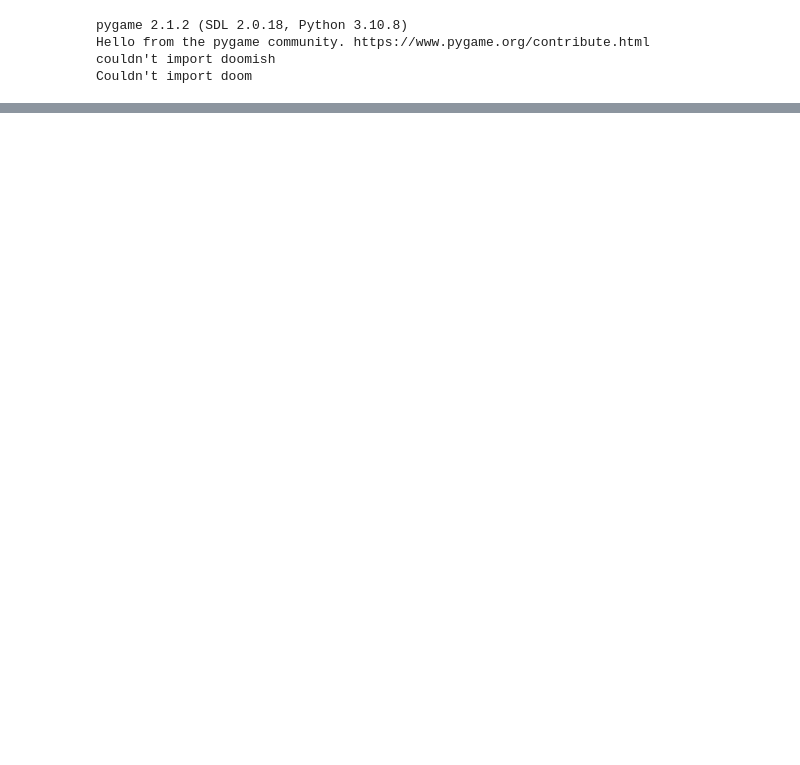
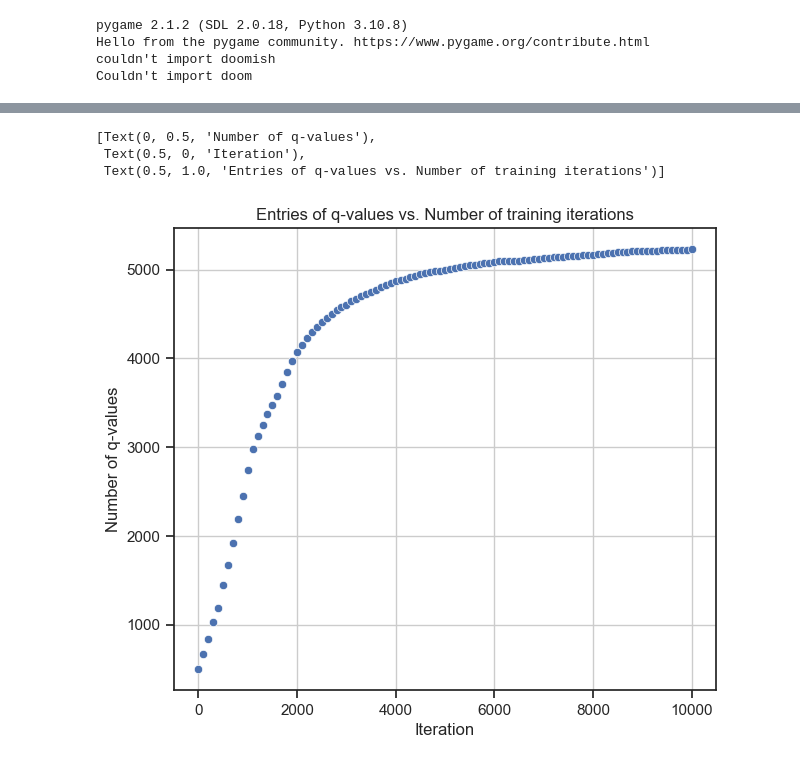
Before and after one commit to HR-Machine-Learning/RL_FlappyBird, a Jupyter notebook: src/statistics.ipynb, the cells around one changed output, grey strips where cells are left out. Saved outputs shown, nothing was run; the diff lists cells and outputs as text; code cells hidden in the pictures; blank space fills up the shorter version.

```diff
--- a/src/statistics.ipynb
+++ b/src/statistics.ipynb
@@ -185,0 +194,15 @@ ax.set(ylabel="Score", xlabel="Iteration", title="Mean score of 100 attempts vs.
+# %%
+
+
+sns.set_theme(style="ticks")
+f, ax = plt.subplots(figsize=(7, 6))
+ax.yaxis.grid(True)
+ax.xaxis.grid(True)
+
+sns.scatterplot(data=df, x="trainingsizes", y="qvalues", palette="vlag")
+ax.set(ylabel="Number of q-values", xlabel="Iteration", title="Entries of q-values vs. Number of training iterations")
+# %% [output]
+[Text(0, 0.5, 'Number of q-values'),
+ Text(0.5, 0, 'Iteration'),
+ Text(0.5, 1.0, 'Entries of q-values vs. Number of training iterations')]
+[figure, added]
```
Also changed, not shown: parts of 10 cells of this notebook, 3 other files.
